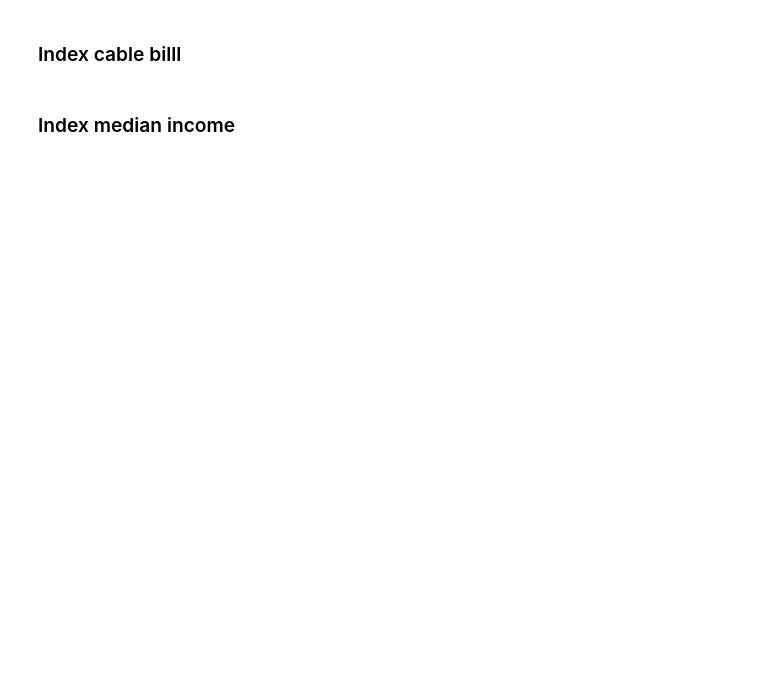
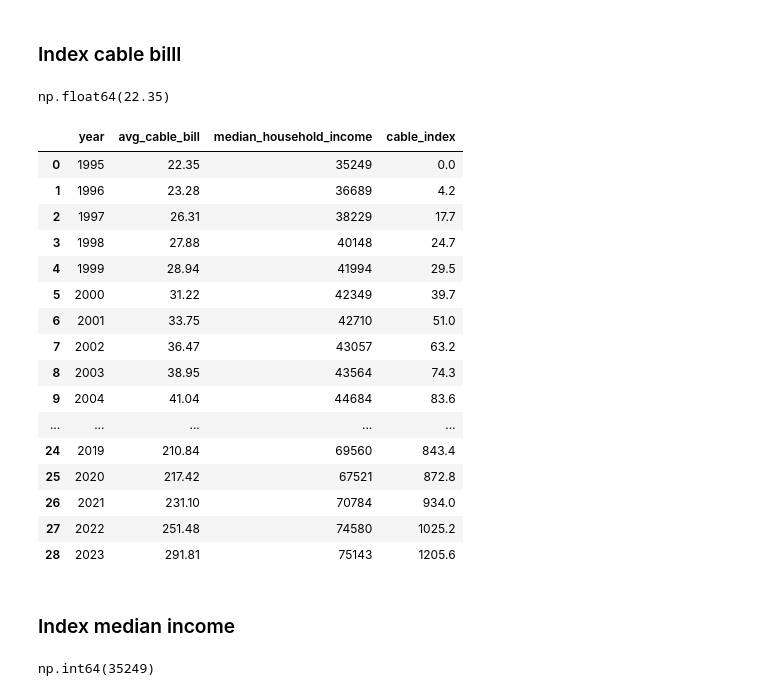
Before and after one commit to lauraplive/wk10-rows-lamba, a Jupyter notebook: wk10-rows-lambda-BLANK.ipynb, the cells around one changed output. Drawn from its saved outputs; the diff is of its cells as text; code cells hidden in the pictures; blank space fills up the shorter version.

```diff
--- a/wk10-rows-lambda-BLANK.ipynb
+++ b/wk10-rows-lambda-BLANK.ipynb
@@ -240,0 +239,3 @@ Round all numbers to 1 decimal place
+# %%
+## read file
+cable_income = pd.read_csv("https://raw.githubusercontent.com/sandeepmj/datasets/refs/heads/main/demo-data-solutions/cablebill-v-income.csv")
@@ -248,0 +278,40 @@ Round all numbers to 1 decimal place
+# %%
+## cable_baseline
+## dataframe["column_name"].iat[row_index_number]
+
+##gold_start = df.iat[0,1]
+cable_baseline = cable_income.iat[0,1]
+cable_baseline
+# %% [output]
+np.float64(22.35)
+# %%
+## cable bill index
+
+## create a new column that holds the zero index for gold
+## df["gold_zero_index"] = df["PX_GOLD"].apply(lambda x: (x-gold_start)/gold_start * 100)
+##df
+## We just created a new column
+## .apply is to apply a calculation
+## lambda goes line by line
+
+## lamdba x goes and grabs each item one after another and applies the calculation to that
+cable_income["cable_index"] = cable_income["avg_cable_bill"].apply(lambda x: round((x-cable_baseline)/cable_baseline * 100,1))
+cable_income
+# %% [output]
+|  | year | avg_cable_bill | median_household_income | cable_index |
+| 0 | 1995 | 22.35 | 35249 | 0.0 |
+| 1 | 1996 | 23.28 | 36689 | 4.2 |
+| 2 | 1997 | 26.31 | 38229 | 17.7 |
+| 3 | 1998 | 27.88 | 40148 | 24.7 |
+| 4 | 1999 | 28.94 | 41994 | 29.5 |
+| 5 | 2000 | 31.22 | 42349 | 39.7 |
+| 6 | 2001 | 33.75 | 42710 | 51.0 |
+| 7 | 2002 | 36.47 | 43057 | 63.2 |
+| 8 | 2003 | 38.95 | 43564 | 74.3 |
+| 9 | 2004 | 41.04 | 44684 | 83.6 |
+| ... | ... | ... | ... | ... |
+| 24 | 2019 | 210.84 | 69560 | 843.4 |
+| 25 | 2020 | 217.42 | 67521 | 872.8 |
+| 26 | 2021 | 231.10 | 70784 | 934.0 |
+| 27 | 2022 | 251.48 | 74580 | 1025.2 |
+| 28 | 2023 | 291.81 | 75143 | 1205.6 |
@@ -256,0 +322,12 @@ Round all numbers to 1 decimal place
+# %%
+## income_baseline
+
+##cable_baseline = cable_income.iat[0,1]
+##cable_baseline
+
+## Wait, is it weird that we're comparing median to average? That seems off right? Why not median cable bill???
+
+income_baseline = cable_income.iat[0,2]
+income_baseline
+# %% [output]
+np.int64(35249)
```
Also changed, not shown: parts of 14 cells of this notebook.
